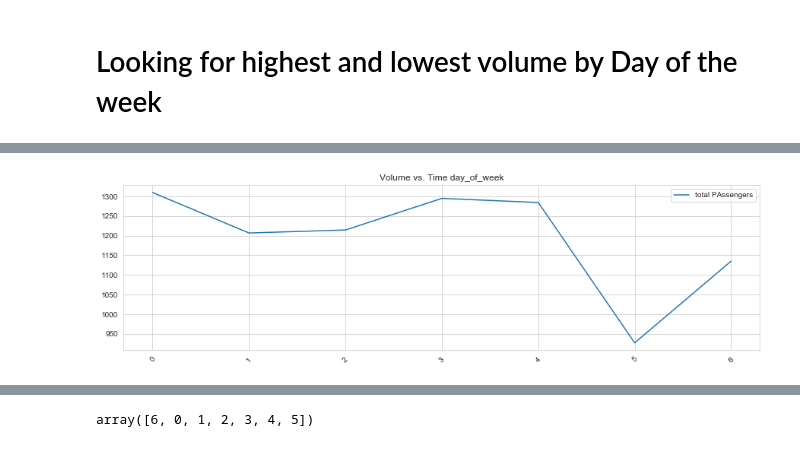
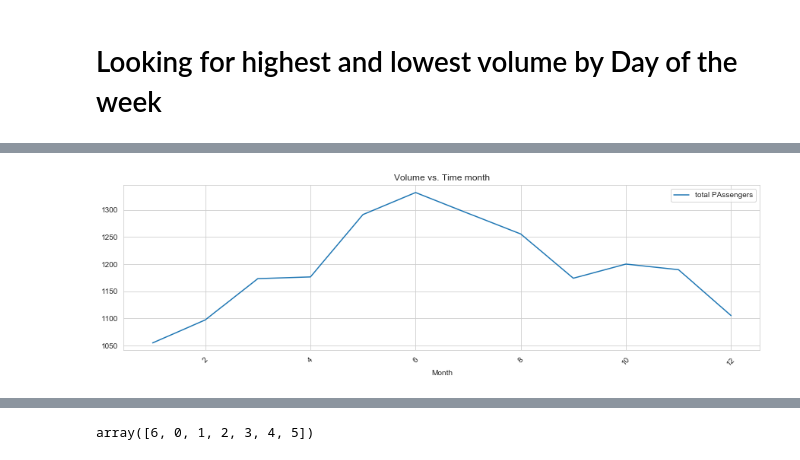
Before and after one commit to NREL/ATHENA-sumo, a Jupyter notebook: Sumo/Simulations/DFW_gen_flow.ipynb, the cells around one changed output, grey strips where cells are left out. Drawn from its saved outputs; the diff is of its cells as text; code cells hidden in the pictures.

```diff
--- a/Sumo/Simulations/DFW_gen_flow.ipynb
+++ b/Sumo/Simulations/DFW_gen_flow.ipynb
@@ -285,13 +243,14 @@ plt.show()
 # %%
-col = 'day_of_week'
+col = 'month'
 agg_dow = demand.groupby(col).mean()
 plt.figure(figsize=(15,4))
 sns.set_style("whitegrid")
 
 plt.plot(agg_dow.index,agg_dow['total_pass'],label='total PAssengers')
 plt.xticks(rotation=45)
 plt.title("Volume vs. Time {}".format(col))
+plt.xlabel("Month")
 plt.legend()
 plt.show()
 # %% [output]
-[figure, old version]
+[figure, new version]
```
Also changed, not shown: parts of 78 cells of this notebook, 12 other files.
